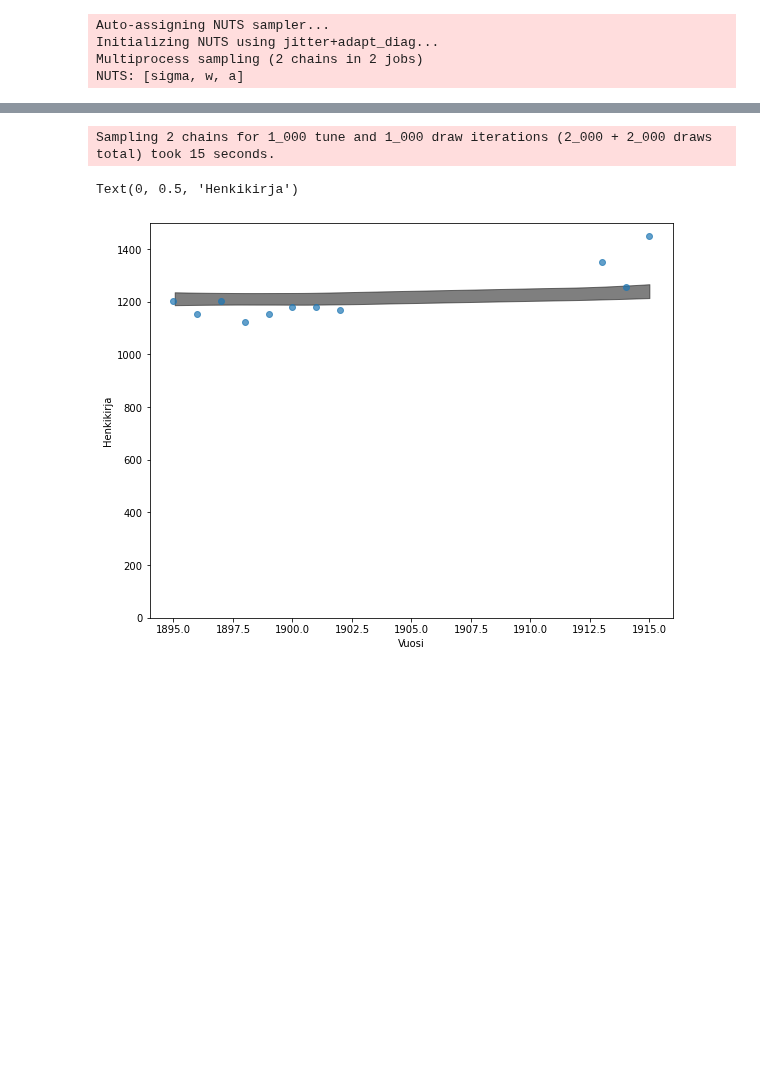
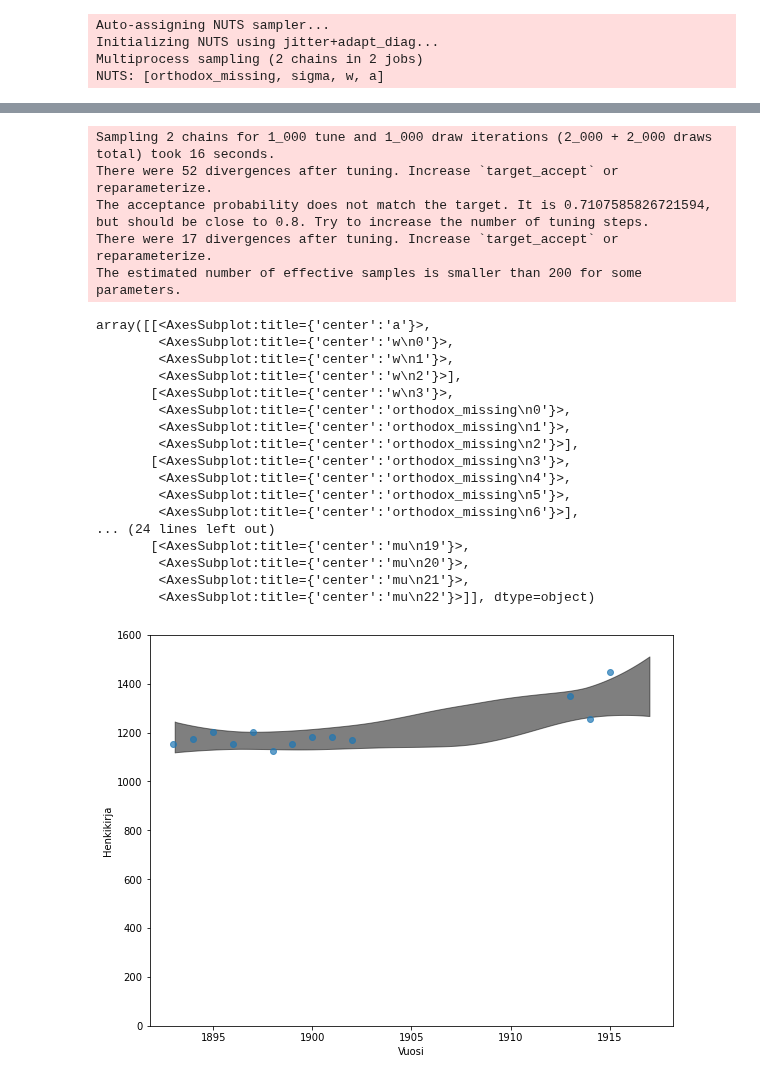
Before and after one commit to AnttiHaerkoenen/vyborg_orthodox, a Jupyter notebook: notebooks/missing_orthodox.ipynb, the cells around one changed output, grey strips where cells are left out. Saved outputs shown, nothing was run; the diff lists cells and outputs as text; code cells hidden in the pictures; blank space fills up the shorter version.

```diff
--- a/notebooks/missing_orthodox.ipynb
+++ b/notebooks/missing_orthodox.ipynb
@@ -179,12 +180,13 @@ import arviz as az
 import pymc3 as pm
 from patsy import dmatrix
 
-regression_data = data.loc['1895':'1902', 'Kaupunki'].append(
-    data.loc['1913':'1915', 'Kaupunki']
-)
+regression_data = data.loc['1893':'1917', 'Kaupunki']
+regression_data.loc['1903':'1912'] = np.nan
+regression_data.loc['1916':'1917'] = np.nan
 
 n_knots = 3
 knot_list = np.linspace(regression_data.index[0], regression_data.index[-1], n_knots)
+print(knot_list)
 B = dmatrix(
     "bs(year, knots=knots, degree=2, include_intercept=True) - 1",
     {"year": regression_data.index.values, "knots": knot_list[1:-1]},
@@ -201,26 +204,47 @@ Text(0, 0.5, 'basis')
 # %%
 with pm.Model() as model:
     a = pm.Normal("a", 1200, 50)
-    w = pm.Normal("w", mu=0, sd=10, shape=B.shape[1])
+    w = pm.Normal("w", mu=0, sd=100, shape=B.shape[1])
     mu = pm.Deterministic("mu", a + pm.math.dot(np.asarray(B, order="F"), w.T))
-    # mu = pm.Deterministic("mu", a + pm.math.dot(B.base, w.T))
-    sigma = pm.Exponential("sigma", 1)
-    D = pm.Normal("D", mu, sigma, observed=regression_data)
+    sigma = pm.HalfNormal("sigma", sd=100)
+    orthodox = pm.Normal("orthodox", mu, sigma, observed=regression_data)
     posterior = pm.sample(1000)
 
-ax = az.plot_hdi(regression_data.index, posterior["mu"], color="k")
+ax = az.plot_hdi(regression_data.index, posterior["mu"], color="k", hdi_prob=0.95)
 ax.plot(regression_data.index, regression_data, "o", alpha=0.7)
 fig = plt.gcf()
 fig.set_size_inches(8, 6)
-ax.set_ylim(0, 1500)
+ax.set_ylim(0, 1600)
 ax.set_xlabel("Vuosi")
 ax.set_ylabel("Henkikirja")
+
+az.plot_posterior(posterior)
 # %% [output]
 Auto-assigning NUTS sampler...
 Initializing NUTS using jitter+adapt_diag...
 Multiprocess sampling (2 chains in 2 jobs)
-NUTS: [sigma, w, a]
+NUTS: [orthodox_missing, sigma, w, a]
 [interactive output not drawn]
-Sampling 2 chains for 1_000 tune and 1_000 draw iterations (2_000 + 2_000 draws total) took 15 seconds.
+Sampling 2 chains for 1_000 tune and 1_000 draw iterations (2_000 + 2_000 draws total) took 16 seconds.
+There were 52 divergences after tuning. Increase `target_accept` or reparameterize.
+The acceptance probability does not match the target. It is 0.7107585826721594, but should be close to 0.8. Try to increase the number of tuning steps.
+There were 17 divergences after tuning. Increase `target_accept` or reparameterize.
+The estimated number of effective samples is smaller than 200 for some parameters.
-Text(0, 0.5, 'Henkikirja')
+array([[<AxesSubplot:title={'center':'a'}>,
+        <AxesSubplot:title={'center':'w\n0'}>,
+        <AxesSubplot:title={'center':'w\n1'}>,
+        <AxesSubplot:title={'center':'w\n2'}>],
+       [<AxesSubplot:title={'center':'w\n3'}>,
+        <AxesSubplot:title={'center':'orthodox_missing\n0'}>,
+        <AxesSubplot:title={'center':'orthodox_missing\n1'}>,
+        <AxesSubplot:title={'center':'orthodox_missing\n2'}>],
+       [<AxesSubplot:title={'center':'orthodox_missing\n3'}>,
+        <AxesSubplot:title={'center':'orthodox_missing\n4'}>,
+        <AxesSubplot:title={'center':'orthodox_missing\n5'}>,
+        <AxesSubplot:title={'center':'orthodox_missing\n6'}>],
+... (24 lines left out)
+       [<AxesSubplot:title={'center':'mu\n19'}>,
+        <AxesSubplot:title={'center':'mu\n20'}>,
+        <AxesSubplot:title={'center':'mu\n21'}>,
+        <AxesSubplot:title={'center':'mu\n22'}>]], dtype=object)
-[figure, old version]
+[figure, new version]
```
Also changed, not shown: parts of 4 cells of this notebook.
